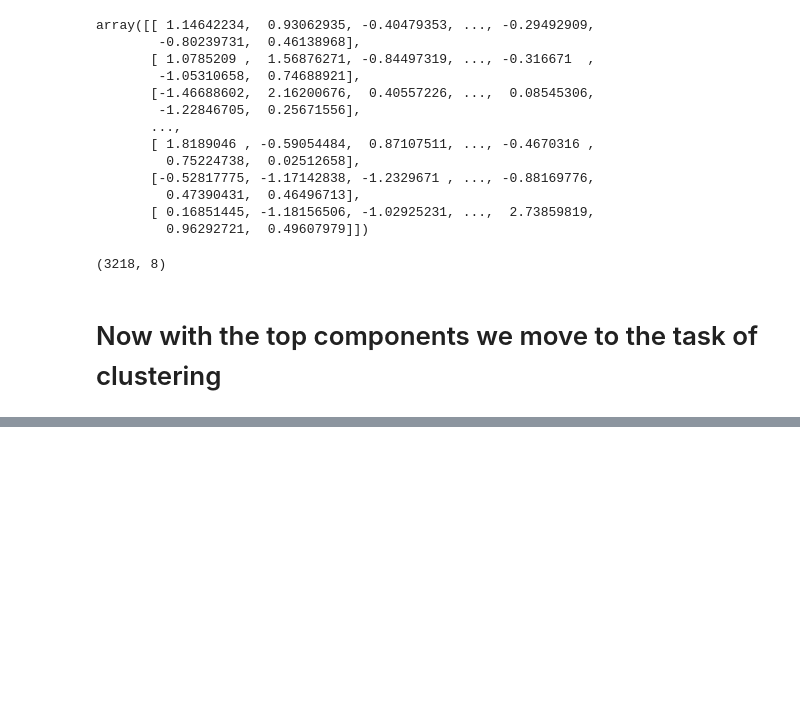
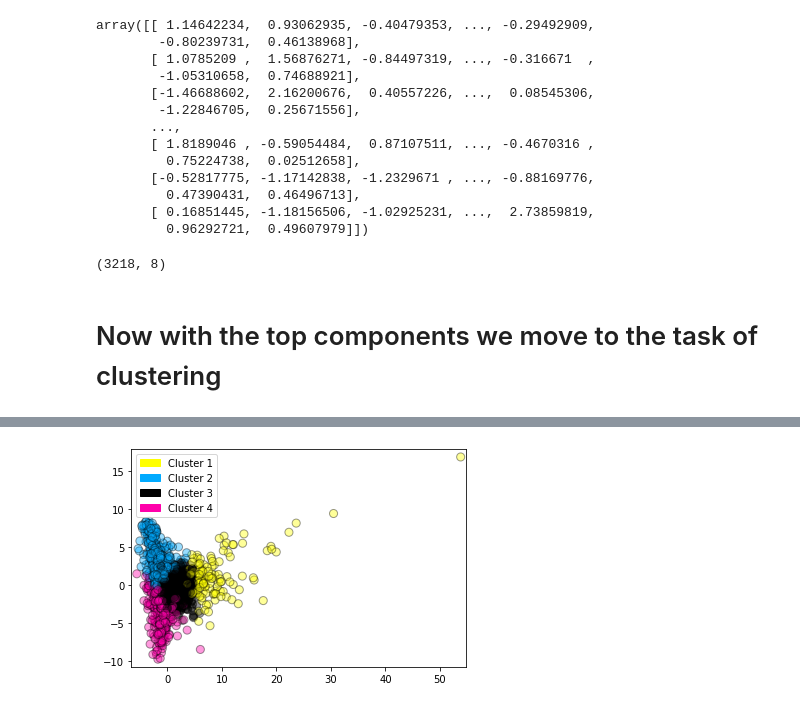
Before and after one commit to sjtalkar/PCAKMeansApplications, a Jupyter notebook: Amazons3CensusClustering.ipynb, the cells around one changed output, grey strips where cells are left out. Cells and saved outputs as stored; diff of their text form; code cells hidden in the pictures; blank space fills up the shorter version.

```diff
--- a/Amazons3CensusClustering.ipynb
+++ b/Amazons3CensusClustering.ipynb
@@ -483,11 +492,11 @@ result_chosen_comp.shape
 # %%
 from sklearn.cluster import KMeans
 
-kmeans = KMeans(n_clusters = 7, random_state = 0)
+kmeans = KMeans(n_clusters = 4, random_state = 0)
 kmeans.fit(result_chosen_comp)
 
-# plot_labelled_scatter(result_chosen_comp, kmeans.labels_,
-#                       ['Cluster 1', 'Cluster 2', 'Cluster 3', 'Cluster 4'])
+plot_labelled_scatter(result_chosen_comp, kmeans.labels_,
+                      ['Cluster 1', 'Cluster 2', 'Cluster 3', 'Cluster 4'])
 
-# num_clusters = 7
+num_clusters = 7
 # %% [output]
@@ -494,0 +503 @@ SyntaxError: invalid syntax (<ipython-input-34-62457db14f8a>, line 1)
+[figure, added]
```
Also changed, not shown: parts of 20 cells of this notebook.
